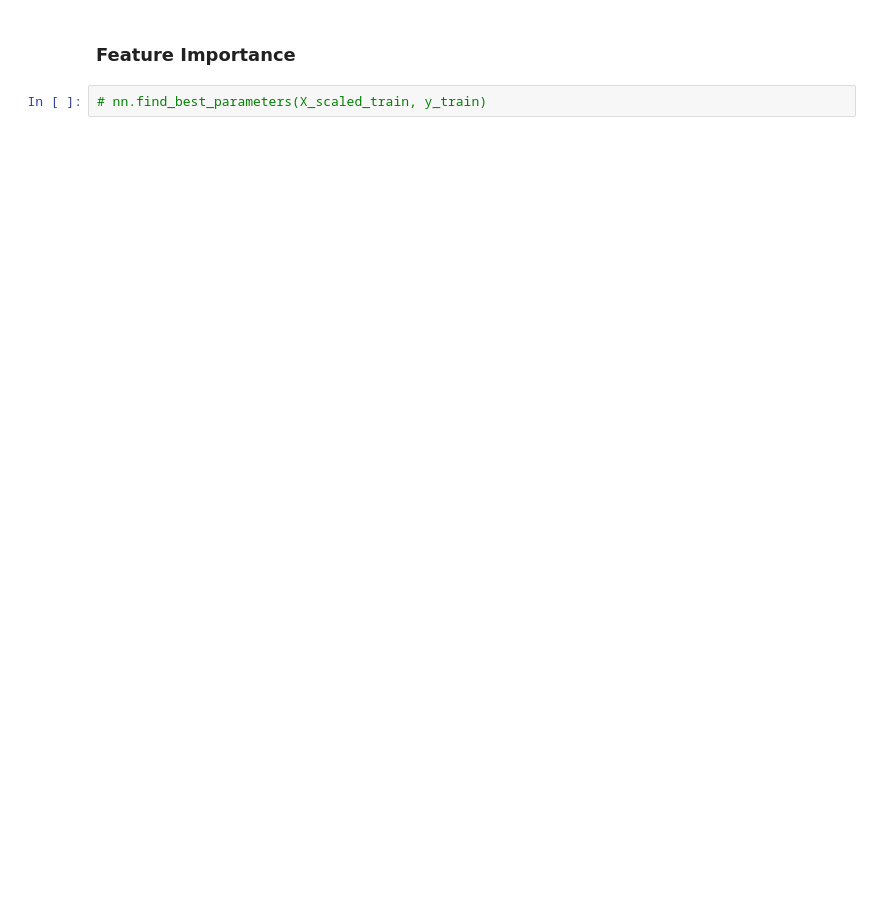
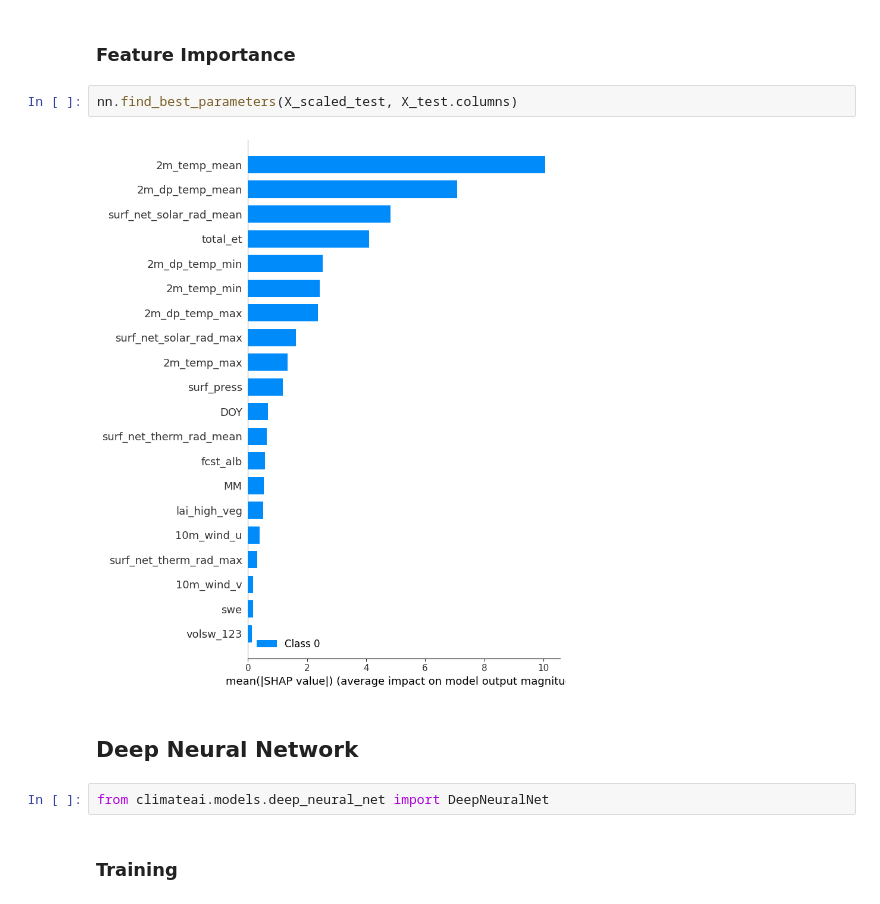
Before and after one commit to MisterXY89/climateAI, a Jupyter notebook: all_models.ipynb, the cells around one changed output. Saved outputs shown, nothing was run; the diff lists cells and outputs as text; blank space fills up the shorter version.

```diff
--- a/all_models.ipynb
+++ b/all_models.ipynb
@@ -84,4 +81,12 @@ _________________________________________________________________
 # %% [markdown]
 ### Feature Importance
-# %%
-# nn.find_best_parameters(X_scaled_train, y_train)
+# %%
+nn.find_best_parameters(X_scaled_test, X_test.columns)
+# %% [output]
+[figure, added]
+# %% [markdown]
+## Deep Neural Network
+# %%
+from climateai.models.deep_neural_net import DeepNeuralNet
+# %% [markdown]
+### Training
```
Also changed, not shown: parts of 24 cells of this notebook, 23 other files.
